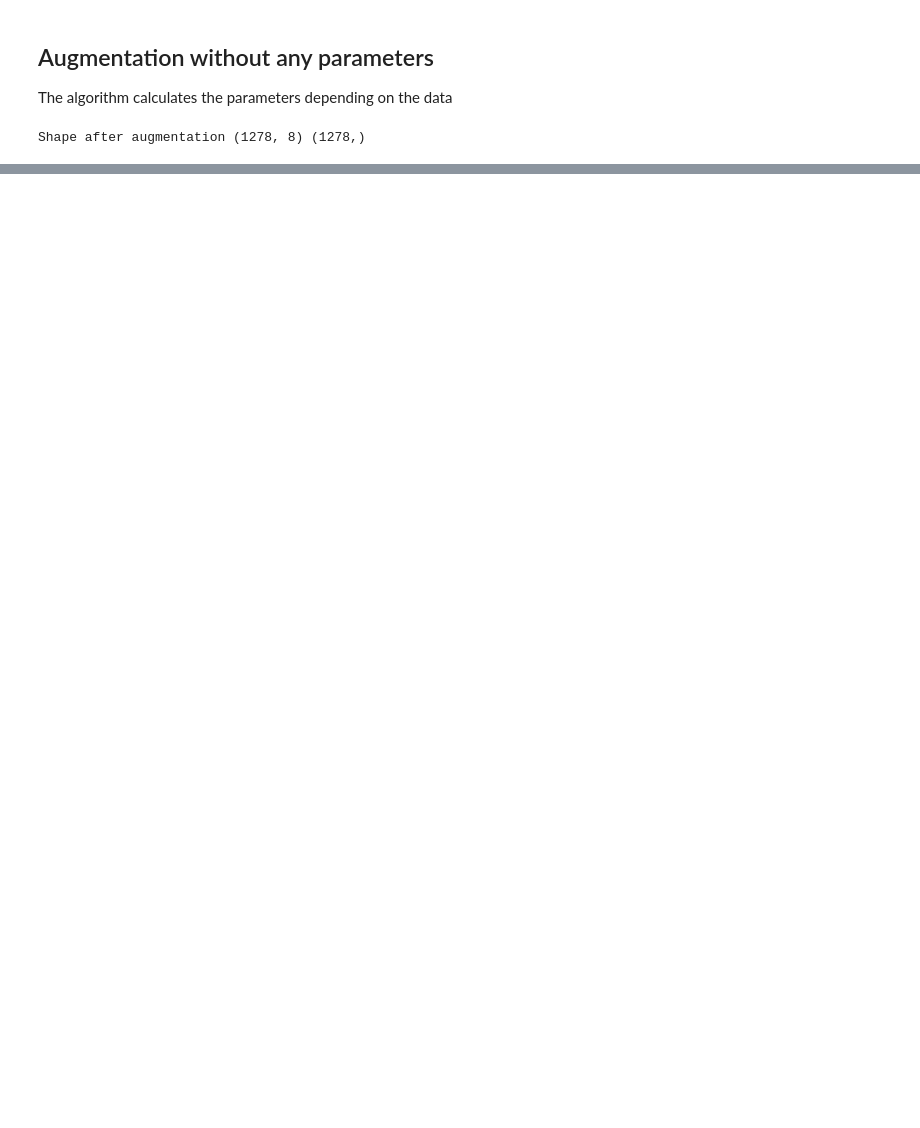
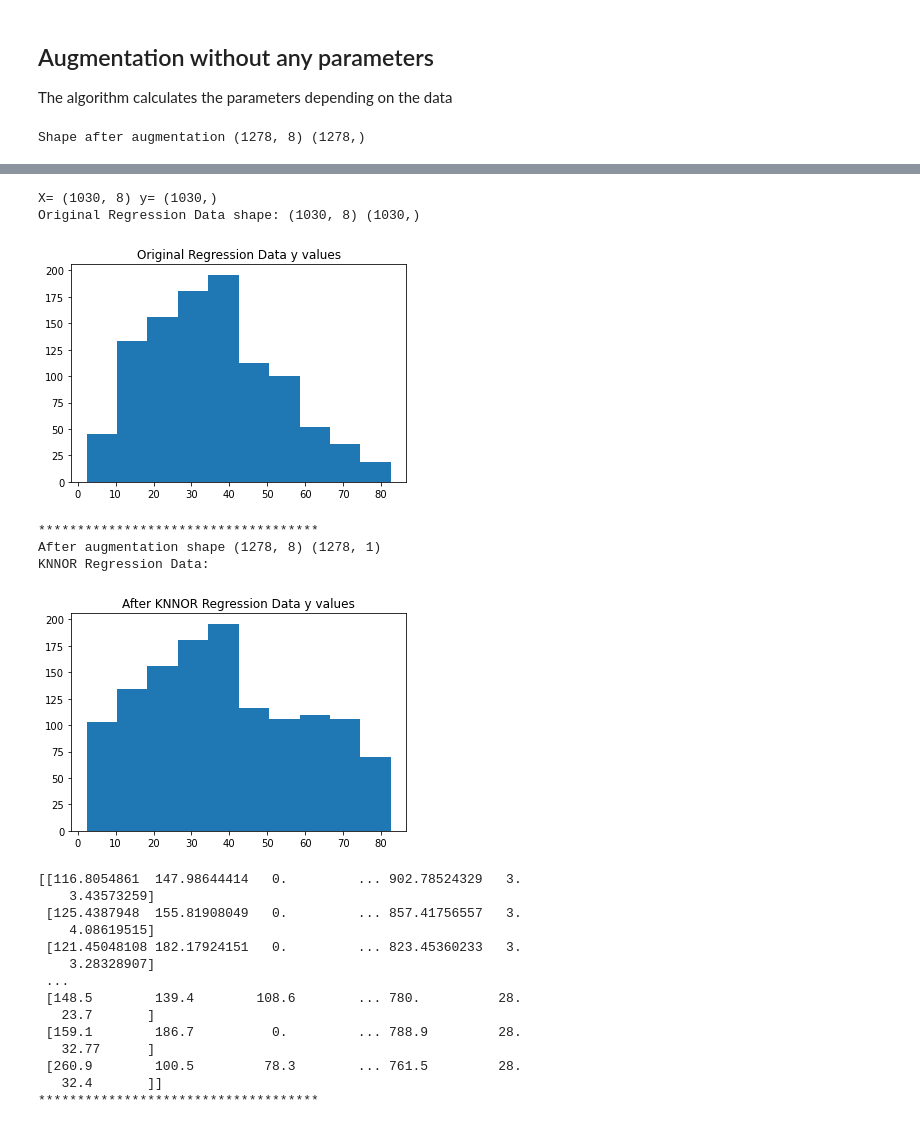
Before and after one commit to ashhadulislam/augmentdatalib_reg_source, a Jupyter notebook: example/Example.ipynb, the cells around one changed output, grey strips where cells are left out. Cells and saved outputs as stored; diff of their text form; code cells hidden in the pictures; blank space fills up the shorter version.

```diff
--- a/example/Example.ipynb
+++ b/example/Example.ipynb
@@ -43,0 +126,49 @@ plt.hist(y_new)
+# %%
+import matplotlib.pyplot as plt
+import pandas as pd
+import numpy as np
+from knnor_reg import data_augment
+knnor_reg=data_augment.KNNOR_Reg()
+
+data = pd.read_csv("concrete.csv")
+X = data.iloc[:, :-1].values
+y = data.iloc[:, -1].values
+print("X=", X.shape, "y=", y.shape)
+print("Original Regression Data shape:", X.shape, y.shape)
+plt.hist(y)
+plt.title("Original Regression Data y values")
+plt.show()
+print("************************************")
+
+X_new, y_new = knnor_reg.fit_resample(X, y)
+y_new = y_new.reshape(-1, 1)
+print("After augmentation shape", X_new.shape, y_new.shape)
+print("KNNOR Regression Data:")
+plt.hist(y_new)
+plt.title("After KNNOR Regression Data y values")
+plt.show()
+new_data = np.append(X_new, y_new, axis=1)
+print(new_data)
+print("************************************")
+# %% [output]
+X= (1030, 8) y= (1030,)
+Original Regression Data shape: (1030, 8) (1030,)
+[figure, added]
+************************************
+After augmentation shape (1278, 8) (1278, 1)
+KNNOR Regression Data:
+[figure, added]
+[[116.8054861  147.98644414   0.         ... 902.78524329   3.
+    3.43573259]
+ [125.4387948  155.81908049   0.         ... 857.41756557   3.
+    4.08619515]
+ [121.45048108 182.17924151   0.         ... 823.45360233   3.
+    3.28328907]
+ ...
+ [148.5        139.4        108.6        ... 780.          28.
+   23.7       ]
+ [159.1        186.7          0.         ... 788.9         28.
+   32.77      ]
+ [260.9        100.5         78.3        ... 761.5         28.
+   32.4       ]]
+************************************
```
Also changed, not shown: parts of 11 cells of this notebook, 9 other files.
